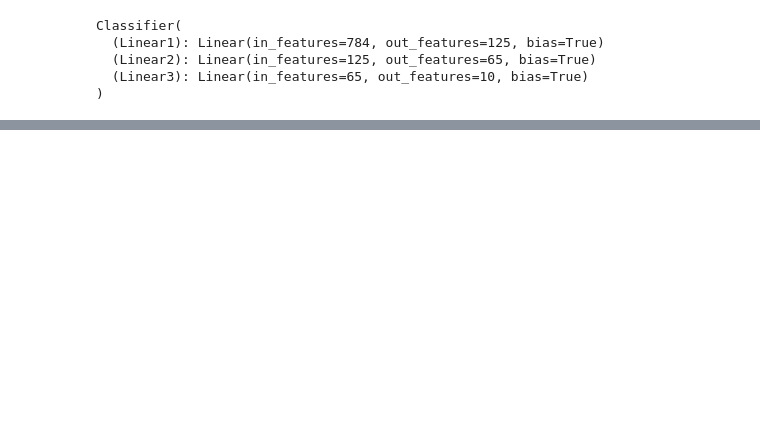
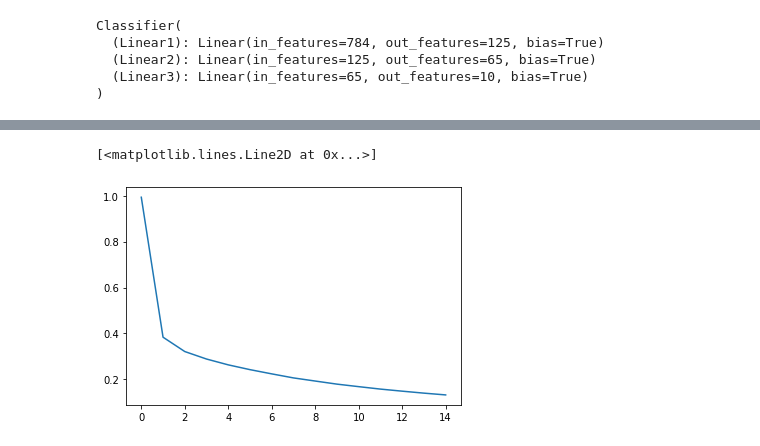
Before and after one commit to KevoKillmonger/Petty-Mayonaise, a Jupyter notebook: ImageRecognition_MNIST_.ipynb, the cells around one changed output, grey strips where cells are left out. Saved outputs shown, nothing was run; the diff lists cells and outputs as text; code cells hidden in the pictures; blank space fills up the shorter version.

```diff
--- a/ImageRecognition_MNIST_.ipynb
+++ b/ImageRecognition_MNIST_.ipynb
@@ -91,9 +91,9 @@ Classifier(
 )
 # %%
 criterion = nn.CrossEntropyLoss()
-optimizer = torch.optim.Adam(model.parameters(), lr = 0.01)
+optimizer = torch.optim.Adam(model.parameters(), lr = 0.0001)
 # %%
-epochs = 12
+epochs = 15
 running_loss_history = []
 running_corrects_history = []
 
@@ -117,5 +117,6 @@ for e in range(epochs):#We iterate through every epoch
     epoch_loss = running_loss/len(training_loader)
     epoch_acc = running_corrects.float()/len(training_loader)
     running_loss_history.append(epoch_loss)
+    running_corrects_history.append(epoch_acc)
     print('Training loss: {:.4f}, {:.4f} '.format(epoch_loss, epoch_acc.item()))
 # %% [output]
@@ -133,0 +138,8 @@ Training loss: 0.1609, 95.5000
+# %%
+plt.plot(running_loss_history, label='training loss')
+
+#remember, we're using Gradient descent
+#The learning rate dictates the parameters.
+# %% [output]
+[<matplotlib.lines.Line2D at 0x...>]
+[figure, added]
```
Also changed, not shown: parts of 3 cells of this notebook.
